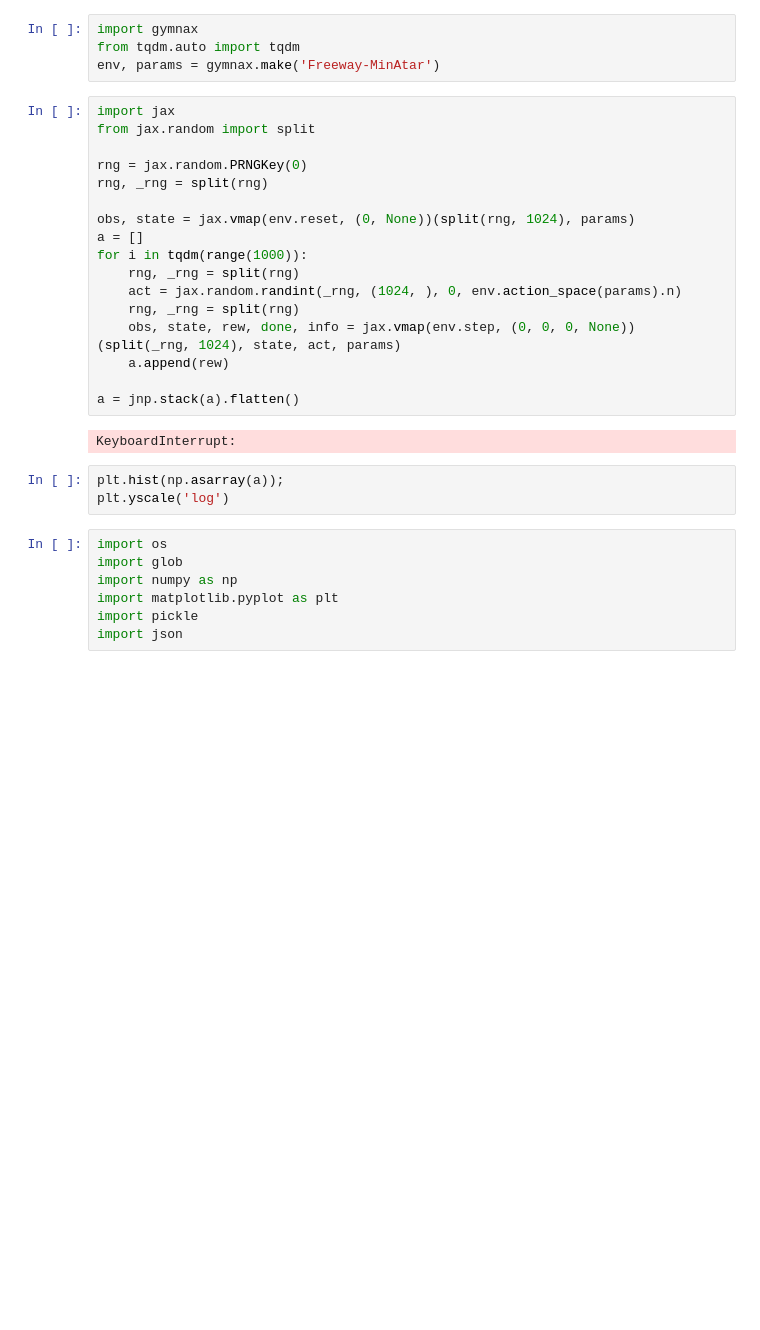
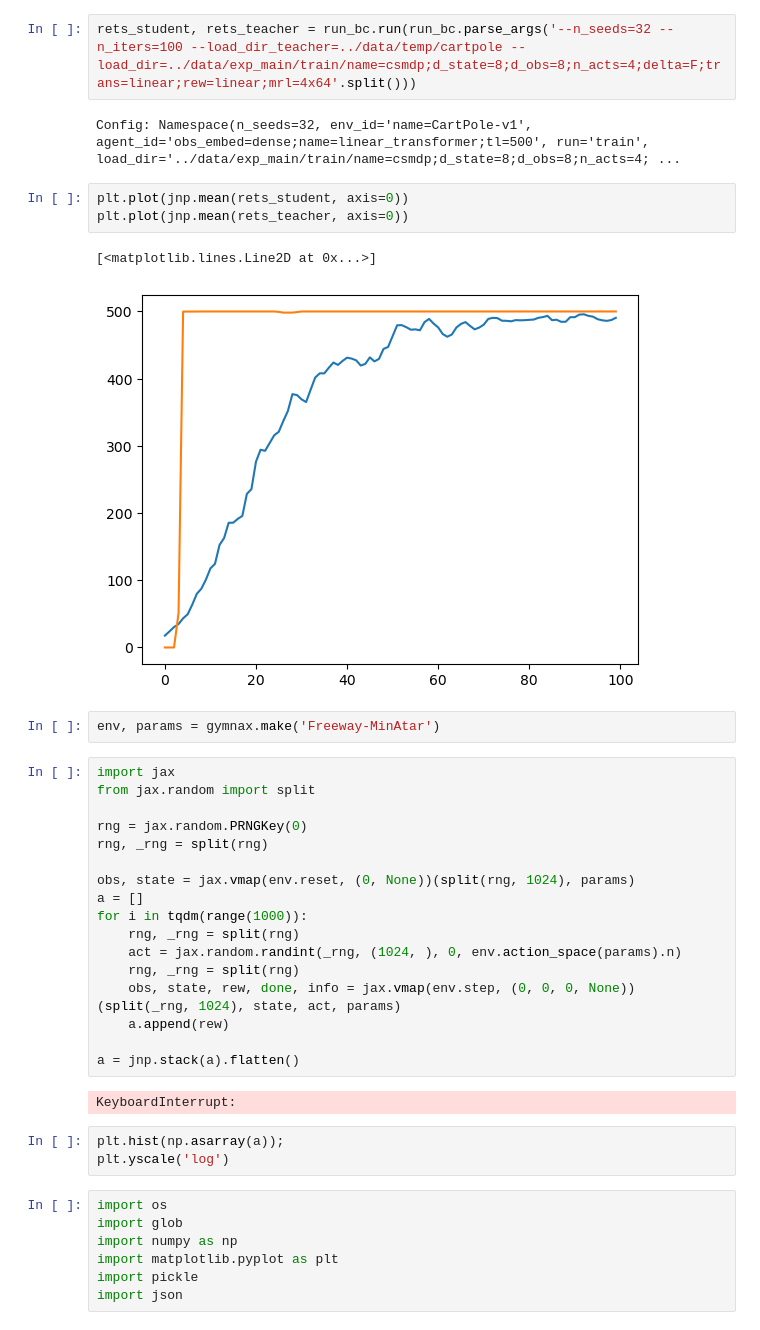
Before and after one commit to akarshkumar0101/synthetic-mdps, a Jupyter notebook: src/temp.ipynb, the cells around one changed output. Cells and saved outputs as stored; diff of their text form; blank space fills up the shorter version.

```diff
--- a/src/temp.ipynb
+++ b/src/temp.ipynb
@@ -3,6 +26,14 @@ import jax
+# %%
+rets_student, rets_teacher = run_bc.run(run_bc.parse_args('--n_seeds=32 --n_iters=100 --load_dir_teacher=../data/temp/cartpole --load_dir=../data/exp_main/train/name=csmdp;d_state=8;d_obs=8;n_acts=4;delta=F;trans=linear;rew=linear;mrl=4x64'.split()))
+# %% [output]
+Config: Namespace(n_seeds=32, env_id='name=CartPole-v1', agent_id='obs_embed=dense;name=linear_transformer;tl=500', run='train', load_dir='../data/exp_main/train/name=csmdp;d_state=8;d_obs=8;n_acts=4; ...
+# %%
+plt.plot(jnp.mean(rets_student, axis=0))
+plt.plot(jnp.mean(rets_teacher, axis=0))
+# %% [output]
+[<matplotlib.lines.Line2D at 0x...>]
+[figure, added]
 # %%
-import gymnax
-from tqdm.auto import tqdm
 env, params = gymnax.make('Freeway-MinAtar')
 # %%
 import jax
```
Also changed, not shown: parts of 4 cells of this notebook, 6 other files.
